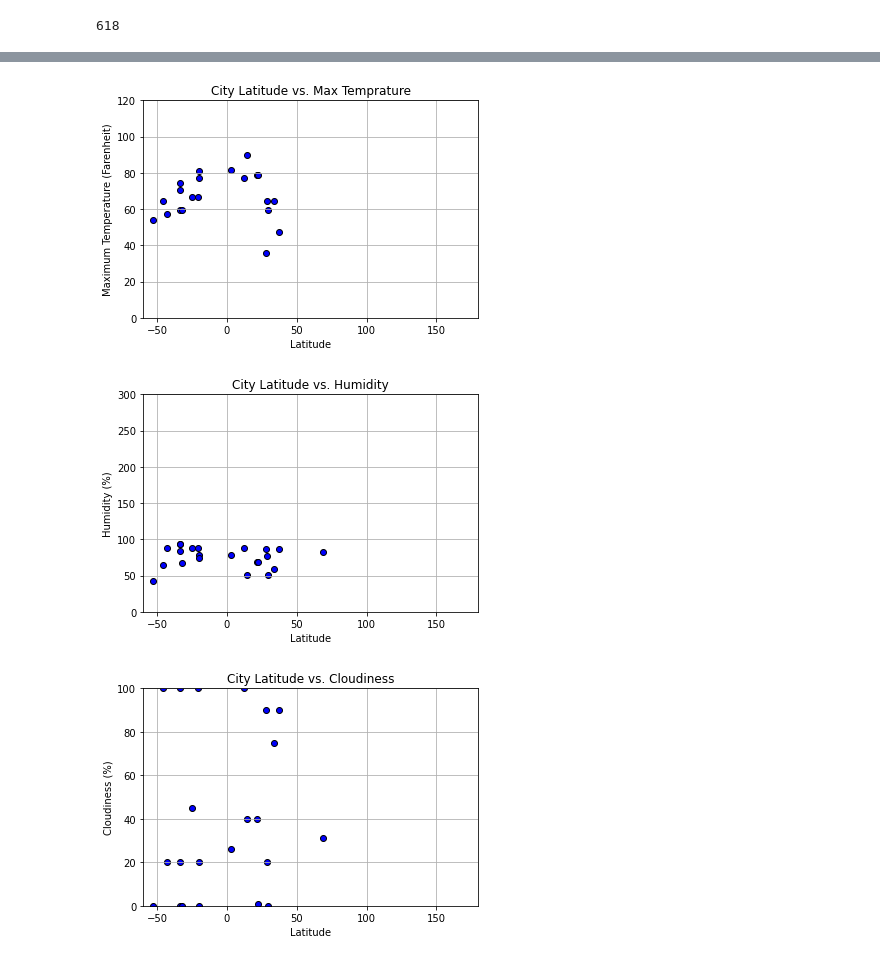
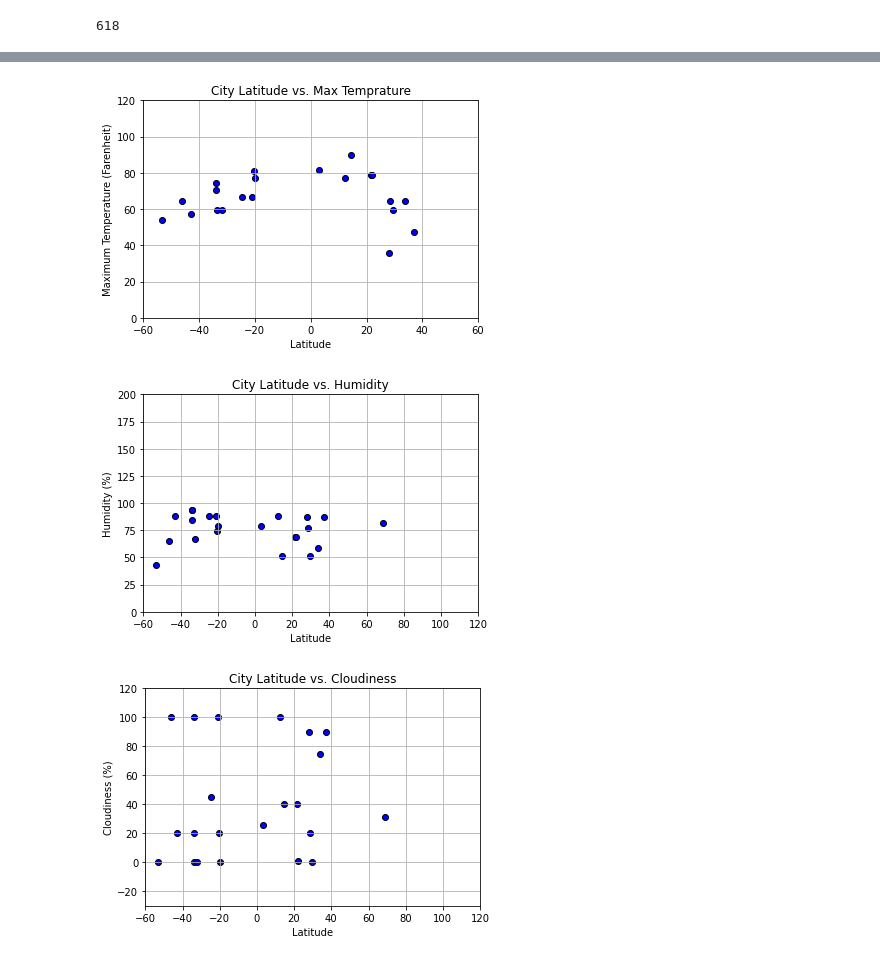
Before and after one commit to TinaKuo77/Python_API-Challenging, a Jupyter notebook: WeatherPy/WeatherPy.ipynb, the cells around one changed output, grey strips where cells are left out. Cells and saved outputs as stored; diff of their text form; code cells hidden in the pictures.

```diff
--- a/WeatherPy/WeatherPy.ipynb
+++ b/WeatherPy/WeatherPy.ipynb
@@ -116,7 +116,7 @@ plt.scatter(weather_list_df['Lat'], weather_list_df['Max Temp'], marker="o", fac
 plt.ylim(0,120)
 
 # Set the upper and lower limits of our x axis
-plt.xlim(-60,180)
+plt.xlim(-60,60)
 
 # Create a title, x label, and y label for our chart
 plt.title("City Latitude vs. Max Temprature")
@@ -125,34 +125,34 @@ plt.xlabel("Latitude")
 plt.grid(True)
 plt.savefig('output_data/Lat_MT.png')
 # %% [output]
-[figure, old version]
+[figure, new version]
 # %%
 # Latitude vs. Humidity Plot
 plt.scatter(weather_list_df['Lat'], weather_list_df['Humidity'], marker="o", facecolors="blue", edgecolors="black")
 
 # Set the upper and lower limits of our y axis
-plt.ylim(0,300)
+plt.ylim(0,200)
 
 # Set the upper and lower limits of our x axis
-plt.xlim(-60,180)
+plt.xlim(-60,120)
 
 # Create a title, x label, and y label for our chart
 plt.title("City Latitude vs. Humidity")
 plt.ylabel("Humidity (%)")
 plt.xlabel("Latitude")
 plt.grid(True)
 plt.savefig('output_data/Lat_Hum.png')
 # %% [output]
-[figure, old version]
+[figure, new version]
 # %%
 # Latitude vs. Cloudiness Plot
 plt.scatter(weather_list_df['Lat'], weather_list_df['Cloudiness'], marker="o", facecolors="blue", edgecolors="black")
 
 # Set the upper and lower limits of our y axis
-plt.ylim(,200)
+plt.ylim(-30,120)
 
 # Set the upper and lower limits of our x axis
-plt.xlim(-60,180)
+plt.xlim(-60,120)
 
 # Create a title, x label, and y label for our chart
 plt.title("City Latitude vs. Cloudiness")
@@ -161,4 +161,4 @@ plt.xlabel("Latitude")
 plt.grid(True)
 plt.savefig('output_data/Lat_Cl.png')
 # %% [output]
-[figure, old version]
+[figure, new version]
```
Also changed, not shown: parts of 5 cells of this notebook, 3 other files.
